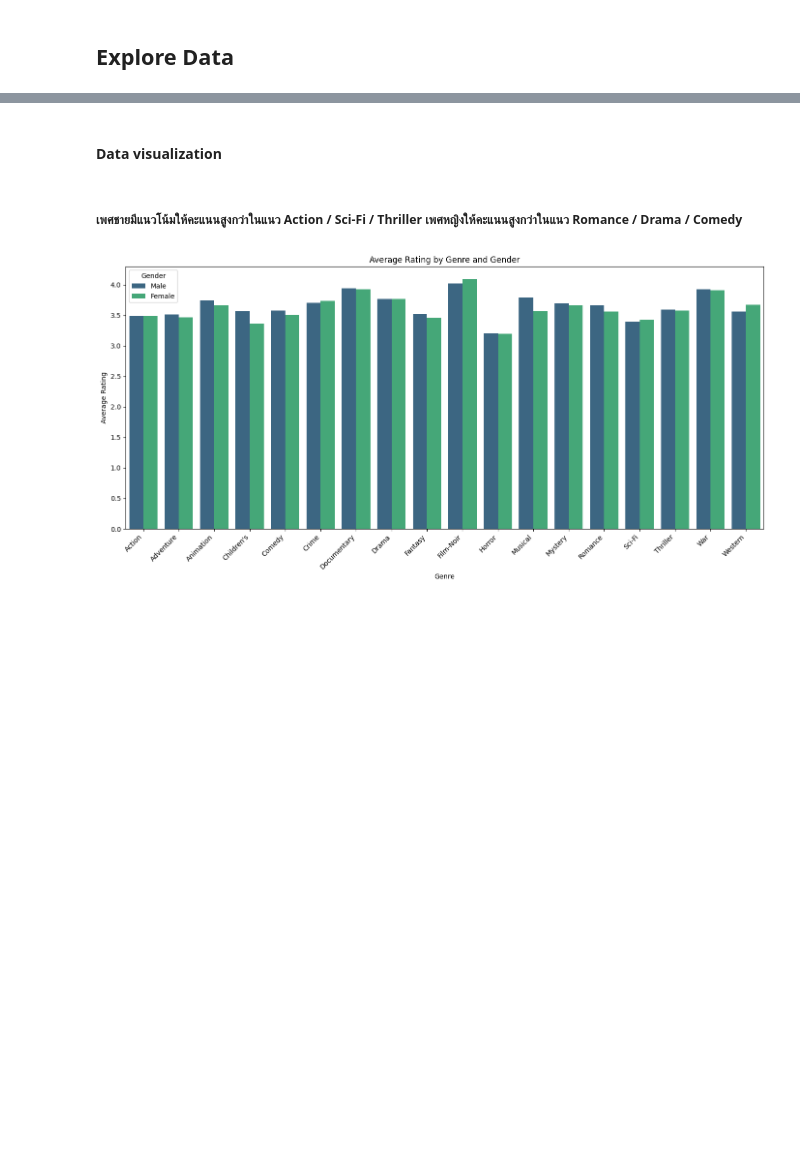
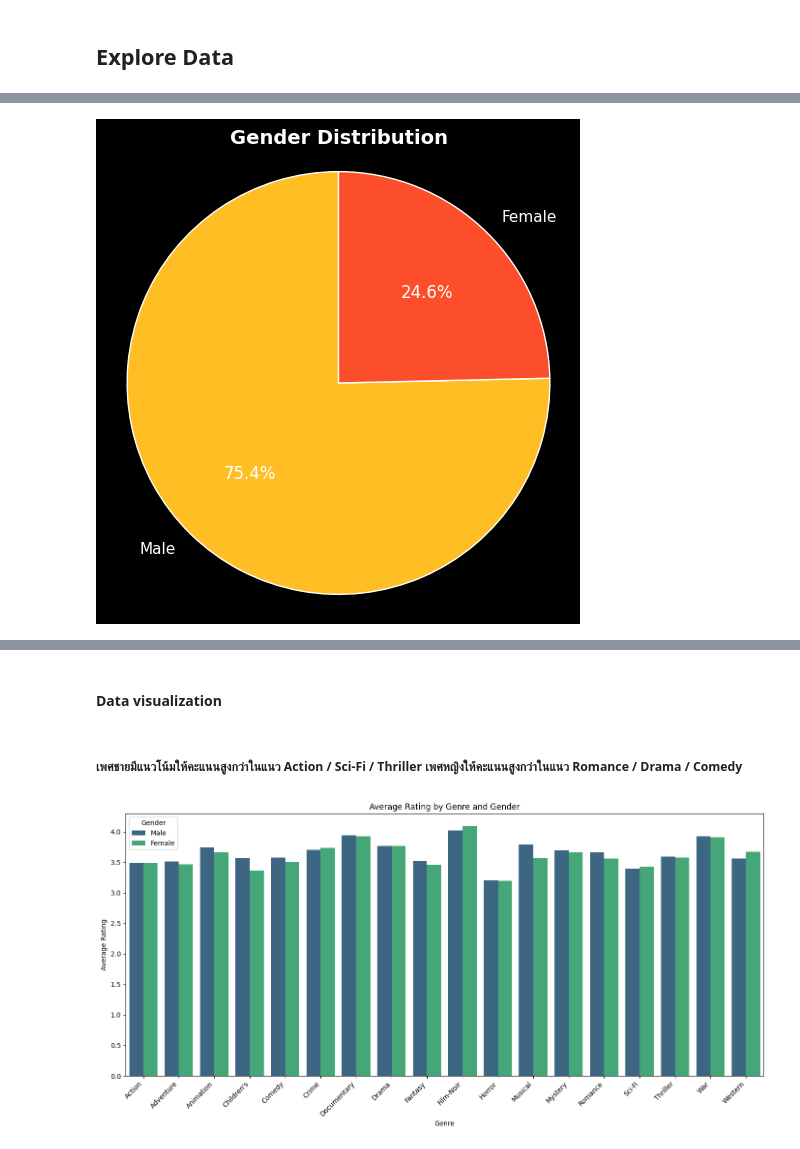
Before and after one commit to woraphonp-038-5/Project-Big-Data, a Jupyter notebook: ThaiBaan_Data_Analytics_and_Modeling.ipynb, the cells around one changed output, grey strips where cells are left out. Drawn from its saved outputs; the diff is of its cells as text; code cells hidden in the pictures; blank space fills up the shorter version.

```diff
--- a/ThaiBaan_Data_Analytics_and_Modeling.ipynb
+++ b/ThaiBaan_Data_Analytics_and_Modeling.ipynb
@@ -321,0 +413,27 @@ merged_df.head()
+# %%
+import seaborn as sns
+import matplotlib.pyplot as plt
+
+mycolors = ['#ffbe24', '#FC4E2A']  # สี pie chart
+
+# นับจำนวนเพศ
+gender_counts = merged_df['Gender'].value_counts()
+
+# สร้าง pie chart
+plt.figure(figsize=(6, 6))
+plt.pie(
+    gender_counts,
+    labels=['Male', 'Female'],
+    autopct='%1.1f%%',
+    startangle=90,
+    colors=mycolors,
+    textprops={'color':"white"}  # ตัวเลขบน pie เป็นสีขาว
+)
+plt.title('Gender Distribution', color='white')  # title สีขาว
+plt.gca().set_facecolor('black')  # พื้นหลังวงกราฟเป็นดำ
+plt.gcf().patch.set_facecolor('black')  # พื้นหลังรอบกราฟเป็นดำ
+plt.axis('equal')  # ทำให้ pie เป็นวงกลมสมบูรณ์
+
+plt.show()
+# %% [output]
+[figure, added]
```
Also changed, not shown: parts of 42 cells of this notebook.
